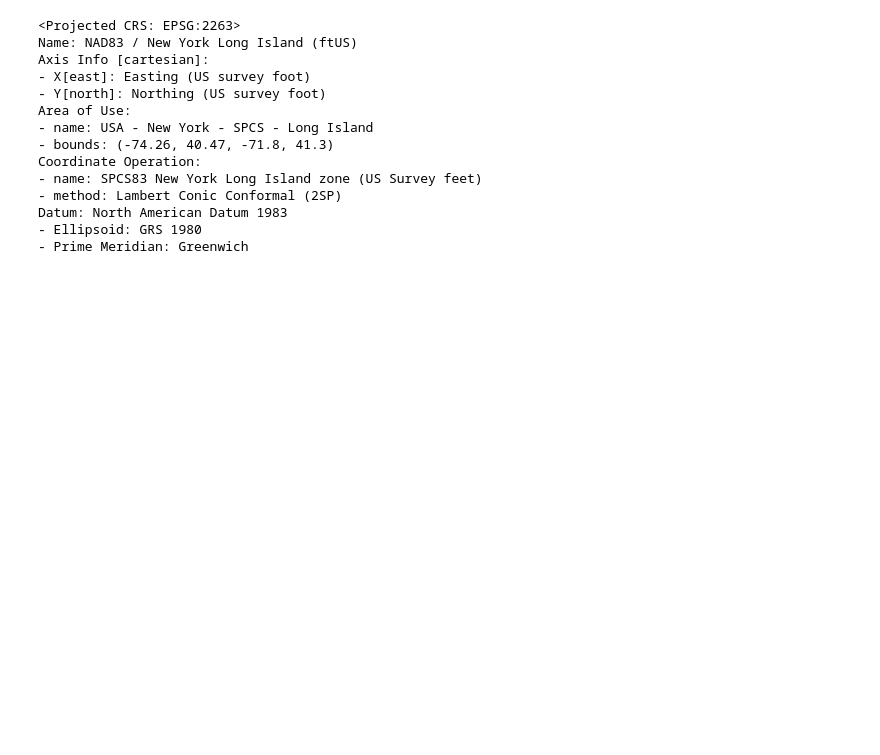
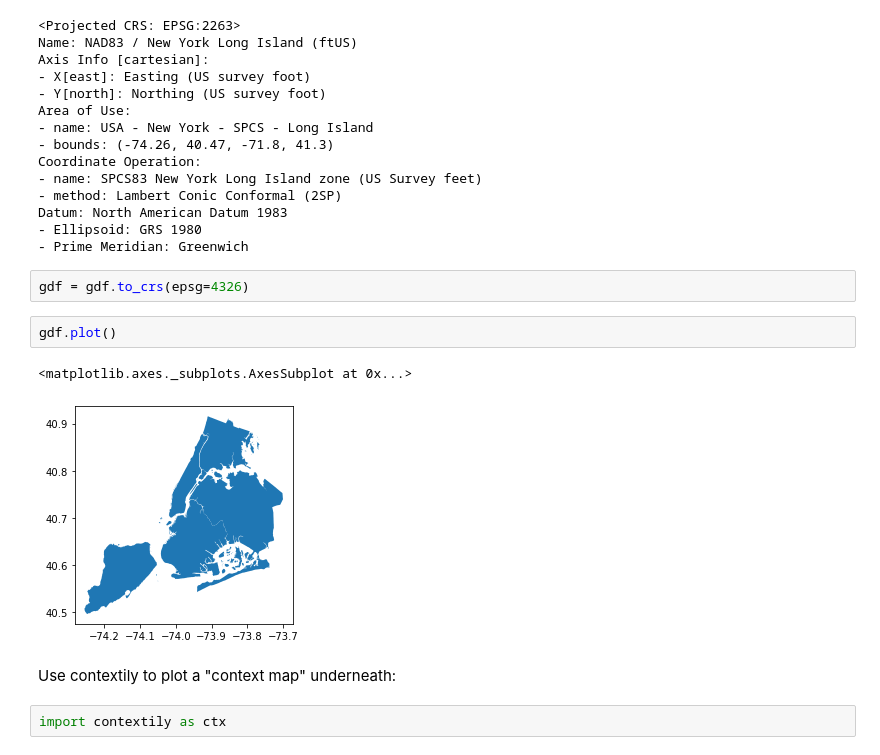
Before and after one commit to UIUC-iSchool-DataViz/is445_spring2021, a Jupyter notebook: week07/inClass_week07.ipynb, the cells around one changed output. Saved outputs shown, nothing was run; the diff lists cells and outputs as text; blank space fills up the shorter version.

```diff
--- a/week07/inClass_week07.ipynb
+++ b/week07/inClass_week07.ipynb
@@ -486,3 +486,14 @@ Coordinate Operation:
 Datum: North American Datum 1983
 - Ellipsoid: GRS 1980
 - Prime Meridian: Greenwich
+# %%
+gdf = gdf.to_crs(epsg=4326)
+# %%
+gdf.plot()
+# %% [output]
+<matplotlib.axes._subplots.AxesSubplot at 0x...>
+[figure, added]
+# %% [markdown]
+Use contextily to plot a "context map" underneath:
+# %%
+import contextily as ctx
```
